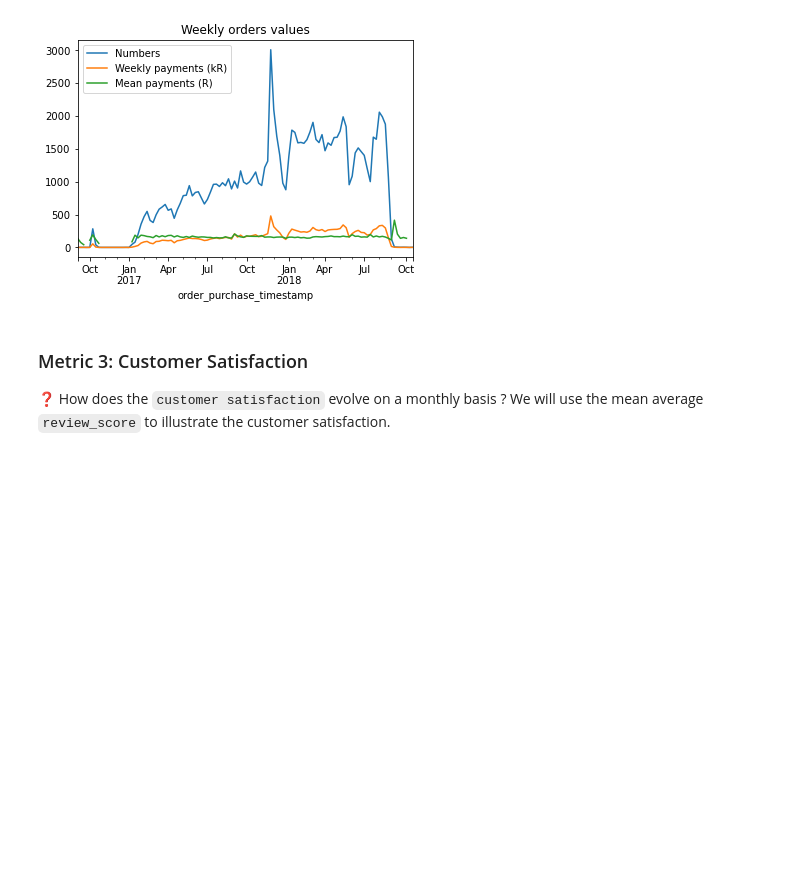
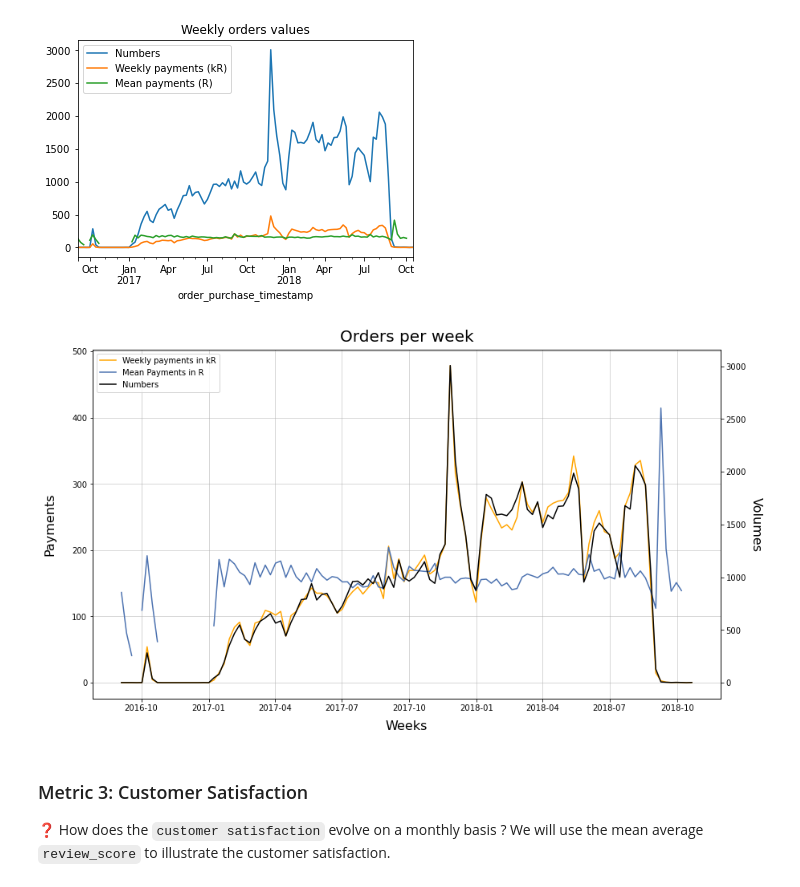
Before and after one commit to TshepoKubeka/O-list-Project, a Jupyter notebook: notebooks/Untitled.ipynb, the cells around one changed output. Saved outputs shown, nothing was run; the diff lists cells and outputs as text; code cells hidden in the pictures; blank space fills up the shorter version.

```diff
--- a/notebooks/Untitled.ipynb
+++ b/notebooks/Untitled.ipynb
@@ -336,6 +336,55 @@ plt.title('Weekly orders values')
 # %% [output]
 Text(0.5, 1.0, 'Weekly orders values')
 [figure]
+# %%
+# Plot numbers of weekly orders purchased
+
+with plt.style.context('seaborn-deep'):
+    # figsize
+    plt.figure(figsize=(14,8))
+    # getting axes
+    ax1 = plt.gca()
+    # duplicating the ax1
+    ax2 = ax1.twinx()
+    # Weekly payments and Mean Payments
+
+    ax1.plot(weekly_orders_payments.sum()['order_payment_value'].apply(lambda x: x/1000),
+             color="orange",
+             label="Weekly payments in kR")
+    ax1.plot(weekly_orders_payments.mean()['order_payment_value'],
+             label="Mean Payments in R")
+    ax1.set_xlabel("Weeks",
+                   fontsize = 16,
+                   labelpad = 10)
+    ax1.set_ylabel("Payments",
+                   fontsize = 16,
+                   labelpad = 20)
+
+    # Numbers
+    ax2.plot(weekly_orders_payments.count()['order_id'],
+             label="Numbers",
+             c="black")
+    ax2.set_ylabel("Volumes",
+                   fontsize = 16,
+                   rotation = 90*3,
+                   labelpad = 20)
+
+    # Get a common legend
+    lines, labels = ax1.get_legend_handles_labels()
+    lines2, labels2 = ax2.get_legend_handles_labels()
+    ax2.legend(lines + lines2, labels + labels2, loc='upper left')
+
+    # Title
+    ax1.set_title('Orders per week',
+                  fontsize = 20,
+                  pad = 10)
+
+    # Grid
+    ax1.grid(axis="x",linewidth=0.5)
+    ax1.grid(axis="y",linewidth=0.5)
+    plt.show()
+# %% [output]
+[figure, added]
 # %% [markdown]
 ### Metric 3: Customer Satisfaction
 ❓ How does the `customer satisfaction` evolve on a monthly basis ? We will use the mean average `review_score` to illustrate the customer satisfaction.
```
Also changed, not shown: parts of 19 cells of this notebook.
